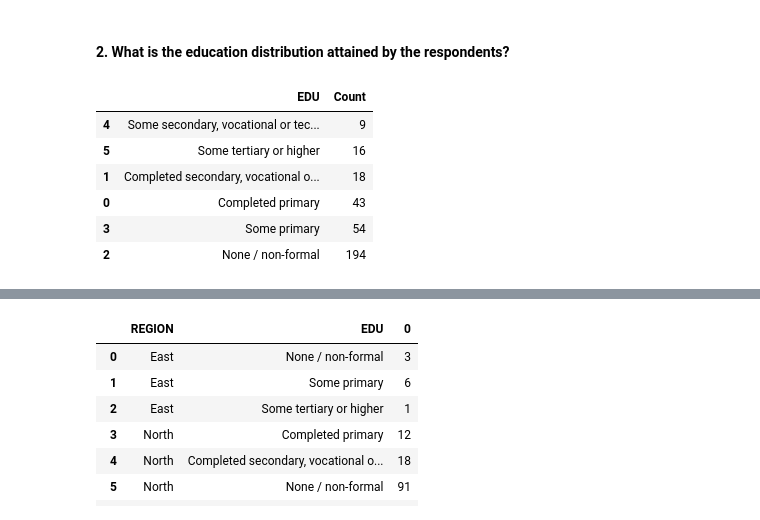
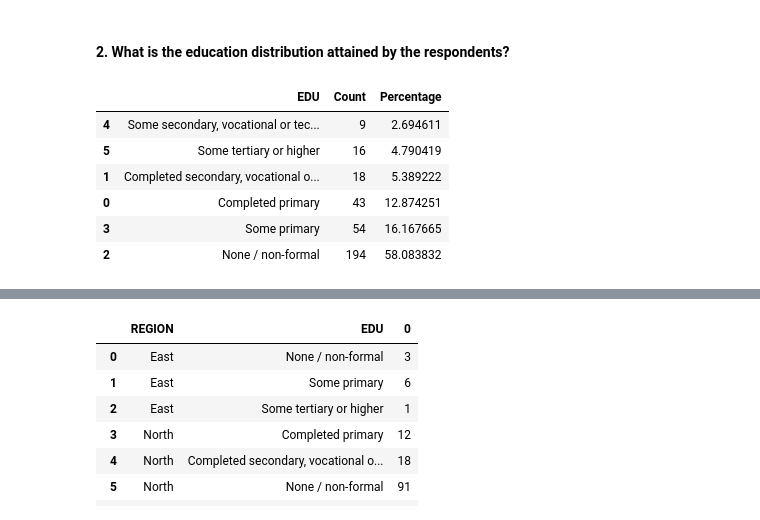
Before and after one commit to Mirwais-Farahi/MSIHealthServiceAnalytics, a Jupyter notebook: notebooks/03_Descriptive_Analysis.ipynb, the cells around one changed output, grey strips where cells are left out. Drawn from its saved outputs; the diff is of its cells as text; code cells hidden in the pictures.

```diff
--- a/notebooks/03_Descriptive_Analysis.ipynb
+++ b/notebooks/03_Descriptive_Analysis.ipynb
@@ -210,17 +210,27 @@ The average age of respondents is 30.28 and median value is 30.0
 # %% [markdown]
 #### 2. What is the education distribution attained by the respondents?
 # %%
+# Function to calculate percentage
+def calculate_percentage(df, count_column):
+    total = df[count_column].sum()
+    df['Percentage'] = (df[count_column] / total) * 100
+    return df
+
 # Overall education level of respondents
-education_level = original_data.groupby('EDU').size().reset_index(name='Count')
+education_level = data.groupby('EDU').size().reset_index(name='Count')
 
-education_level = education_level.sort_values(by='Count')
+# Call the function to calculate percentage
+education_level = calculate_percentage(education_level, 'Count')
+
+# Sort the values by 'Count' in descending order
+education_level.sort_values(by='Count', inplace=True, ascending=True)
 
 education_level
 # %% [output]
-|  | EDU | Count |
-| 4 | Some secondary, vocational or tec... | 9 |
-| 5 | Some tertiary or higher | 16 |
-| 1 | Completed secondary, vocational o... | 18 |
-| 0 | Completed primary | 43 |
-| 3 | Some primary | 54 |
-| 2 | None / non-formal | 194 |
+|  | EDU | Count | Percentage |
+| 4 | Some secondary, vocational or tec... | 9 | 2.694611 |
+| 5 | Some tertiary or higher | 16 | 4.790419 |
+| 1 | Completed secondary, vocational o... | 18 | 5.389222 |
+| 0 | Completed primary | 43 | 12.874251 |
+| 3 | Some primary | 54 | 16.167665 |
+| 2 | None / non-formal | 194 | 58.083832 |
```
Also changed, not shown: parts of 4 cells of this notebook, 1 other file.
